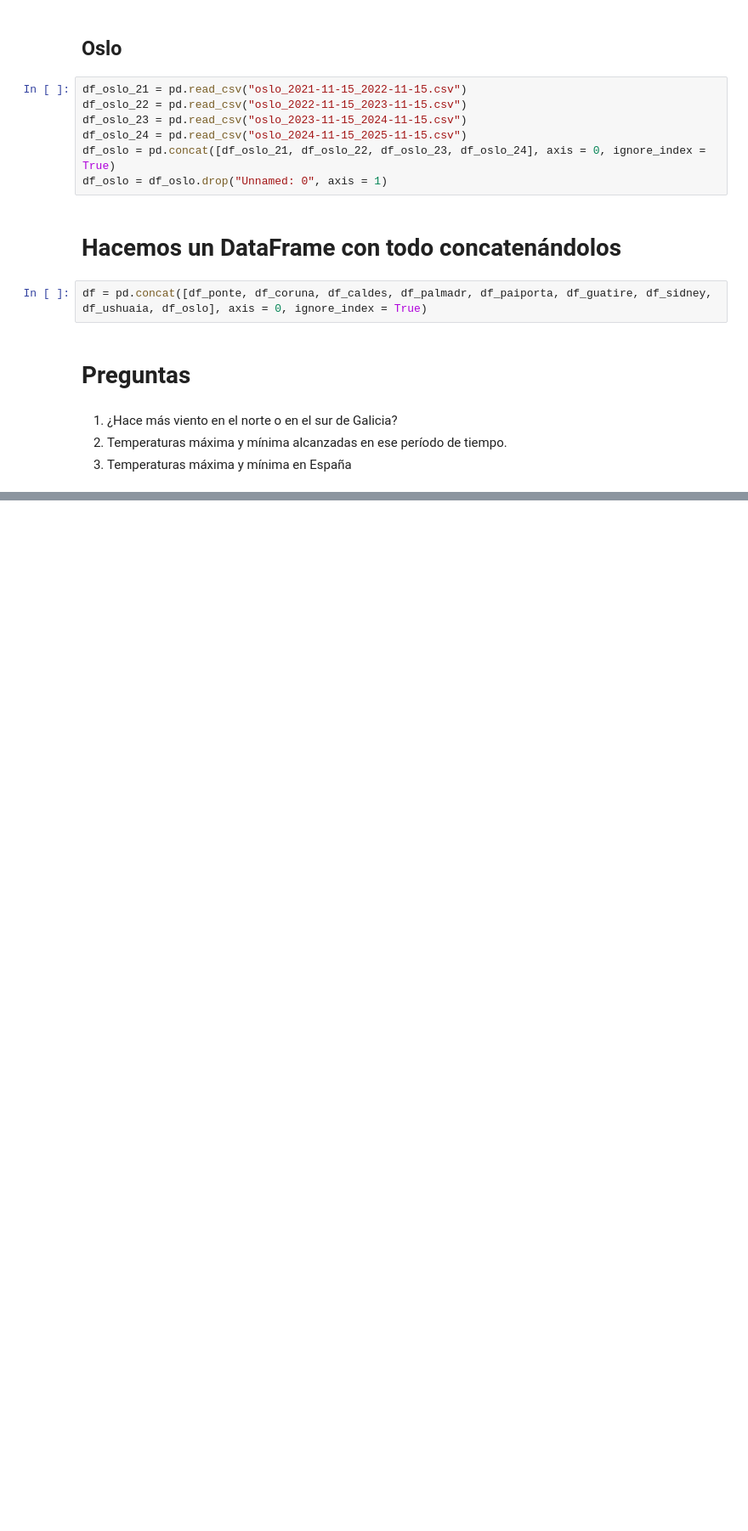
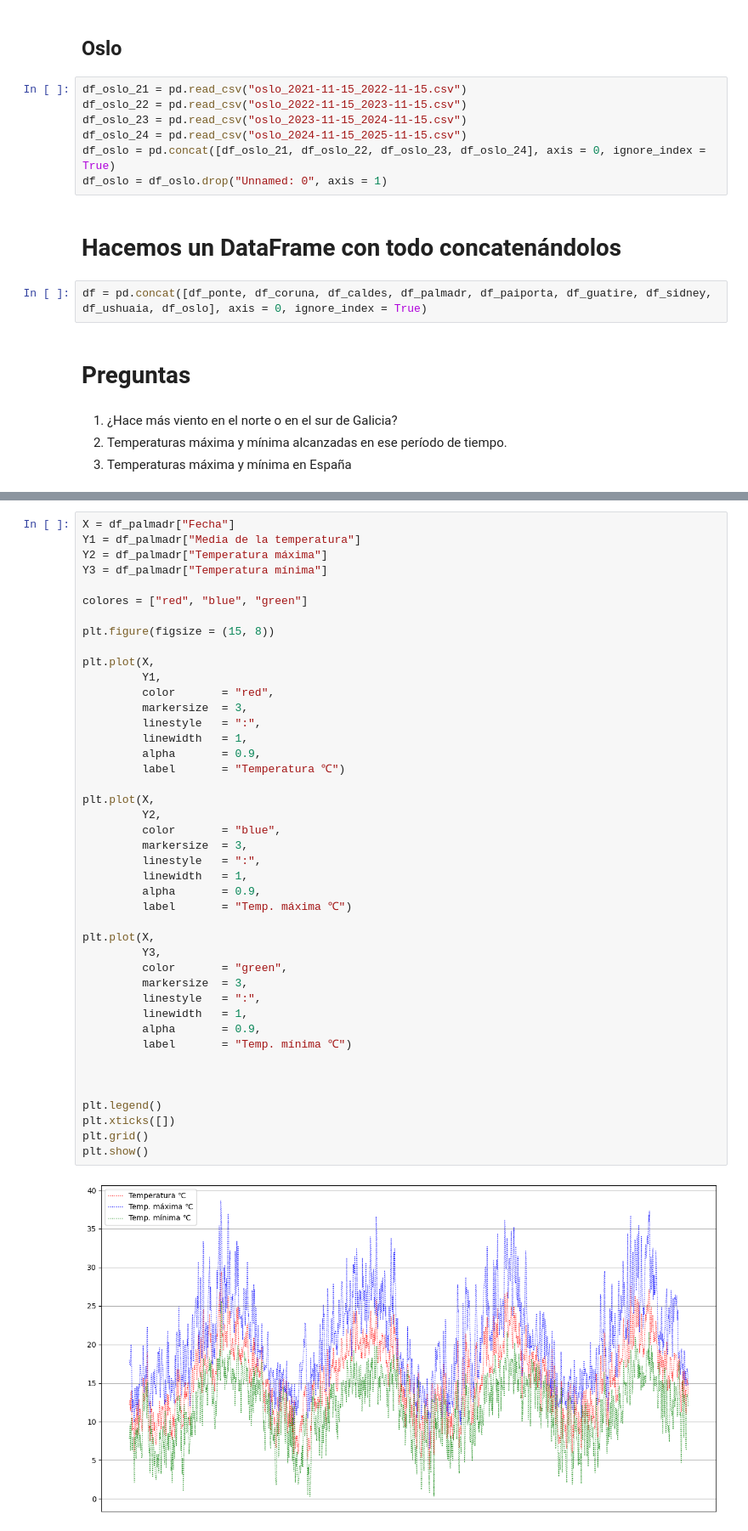
Before and after one commit to Belenm1995/Proyecto_Equipo_D, a Jupyter notebook: Proyecto_D/Análisis_datos.ipynb, the cells around one changed output, grey strips where cells are left out. Shown at 85% size. Saved outputs shown, nothing was run; the diff lists cells and outputs as text; blank space fills up the shorter version.

```diff
--- a/Proyecto_D/Análisis_datos.ipynb
+++ b/Proyecto_D/Análisis_datos.ipynb
@@ -103,0 +252,45 @@ df = pd.concat([df_ponte, df_coruna, df_caldes, df_palmadr, df_paiporta, df_guat
+# %%
+X = df_palmadr["Fecha"]
+Y1 = df_palmadr["Media de la temperatura"]
+Y2 = df_palmadr["Temperatura máxima"]
+Y3 = df_palmadr["Temperatura mínima"]
+
+colores = ["red", "blue", "green"]
+
+plt.figure(figsize = (15, 8))
+
+plt.plot(X,
+         Y1,
+         color       = "red",
+         markersize  = 3,
+         linestyle   = ":",
+         linewidth   = 1,
+         alpha       = 0.9,
+         label       = "Temperatura ℃")
+
+plt.plot(X,
+         Y2,
+         color       = "blue",
+         markersize  = 3,
+         linestyle   = ":",
+         linewidth   = 1,
+         alpha       = 0.9,
+         label       = "Temp. máxima ℃")
+
+plt.plot(X,
+         Y3,
+         color       = "green",
+         markersize  = 3,
+         linestyle   = ":",
+         linewidth   = 1,
+         alpha       = 0.9,
+         label       = "Temp. mínima ℃")
+
+
+
+plt.legend()
+plt.xticks([])
+plt.grid()
+plt.show()
+# %% [output]
+[figure, added]
```
Also changed, not shown: parts of 14 cells of this notebook.
